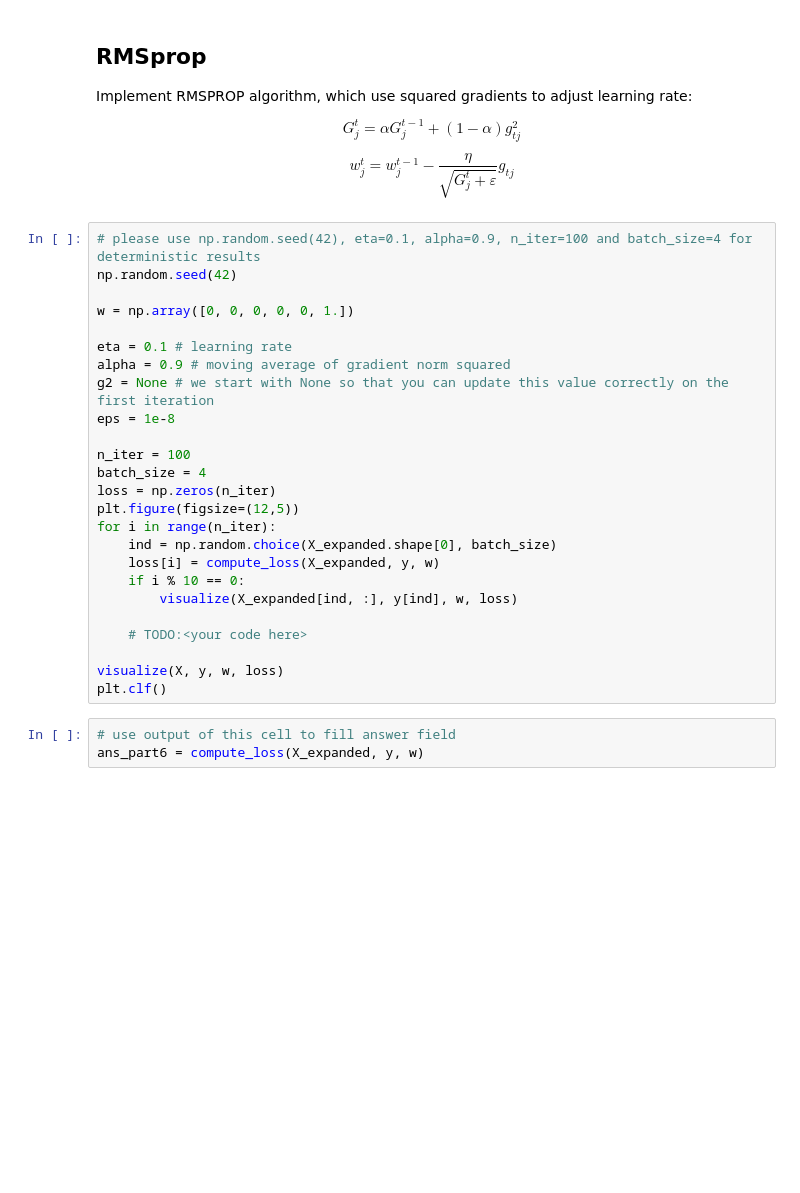
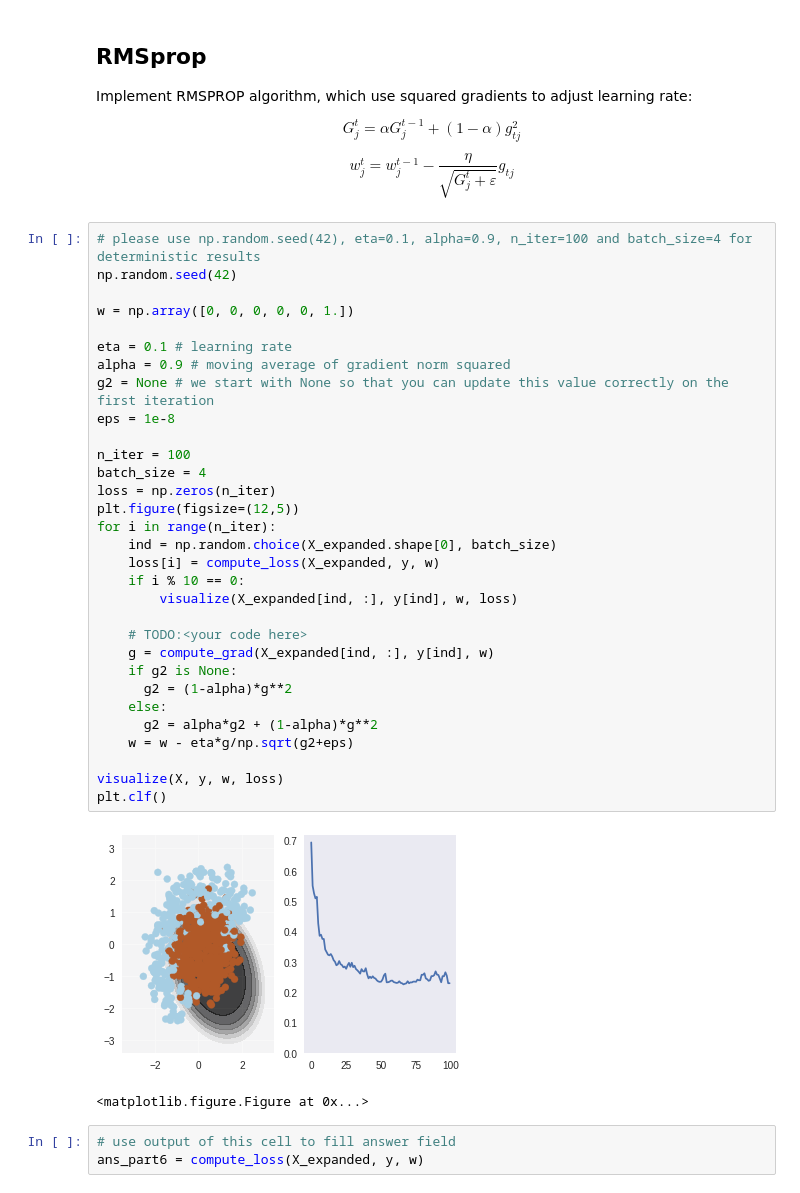
Before and after one commit to gongorh/HS, a Jupyter notebook: week1/week01_pa.ipynb, the cells around one changed output. Cells and saved outputs as stored; diff of their text form; blank space fills up the shorter version.

```diff
--- a/week1/week01_pa.ipynb
+++ b/week1/week01_pa.ipynb
@@ -338,28 +352,37 @@ $$ w_j^t = w_j^{t-1} - \dfrac{\eta}{\sqrt{G_j^t + \varepsilon}} g_{tj} $$
 # %%
 # please use np.random.seed(42), eta=0.1, alpha=0.9, n_iter=100 and batch_size=4 for deterministic results
 np.random.seed(42)
 
 w = np.array([0, 0, 0, 0, 0, 1.])
 
 eta = 0.1 # learning rate
 alpha = 0.9 # moving average of gradient norm squared
 g2 = None # we start with None so that you can update this value correctly on the first iteration
 eps = 1e-8
 
 n_iter = 100
 batch_size = 4
 loss = np.zeros(n_iter)
 plt.figure(figsize=(12,5))
 for i in range(n_iter):
     ind = np.random.choice(X_expanded.shape[0], batch_size)
     loss[i] = compute_loss(X_expanded, y, w)
     if i % 10 == 0:
         visualize(X_expanded[ind, :], y[ind], w, loss)
 
     # TODO:<your code here>
+    g = compute_grad(X_expanded[ind, :], y[ind], w)
+    if g2 is None:
+      g2 = (1-alpha)*g**2
+    else:
+      g2 = alpha*g2 + (1-alpha)*g**2
+    w = w - eta*g/np.sqrt(g2+eps)
 
 visualize(X, y, w, loss)
 plt.clf()
+# %% [output]
+[figure, added]
+<matplotlib.figure.Figure at 0x...>
 # %%
 # use output of this cell to fill answer field
 ans_part6 = compute_loss(X_expanded, y, w)
```
Also changed, not shown: parts of 7 cells of this notebook.
